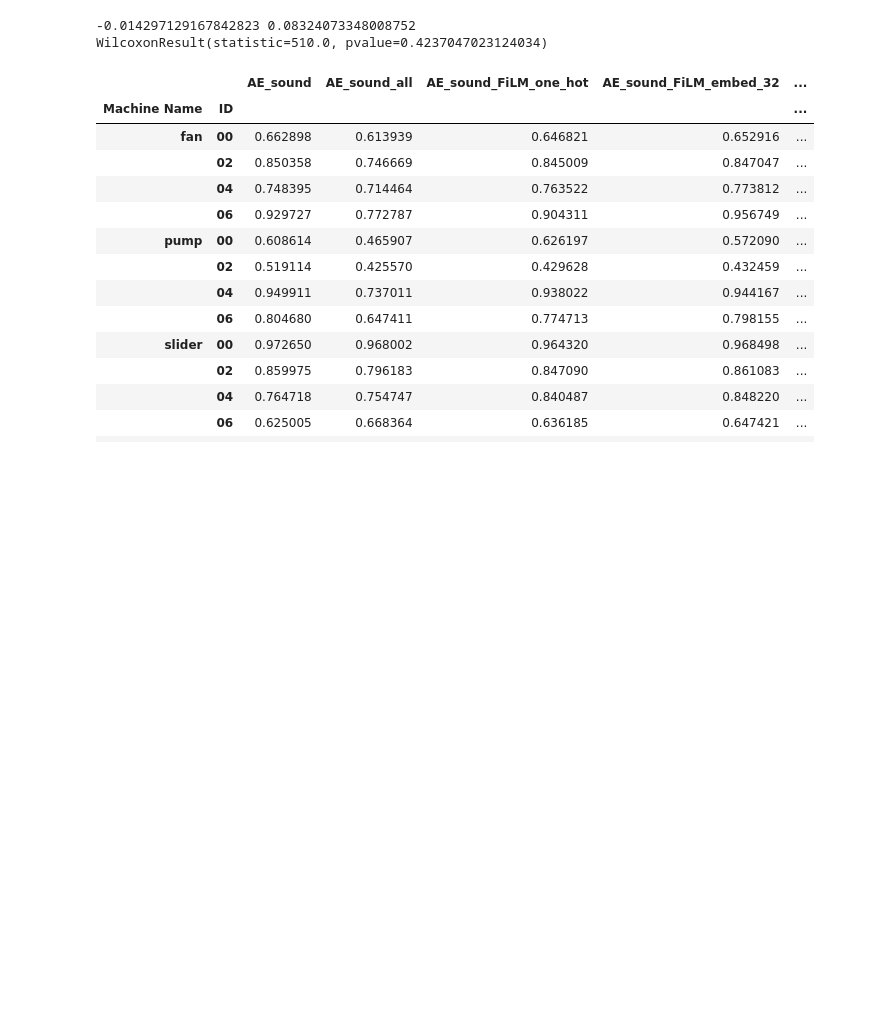
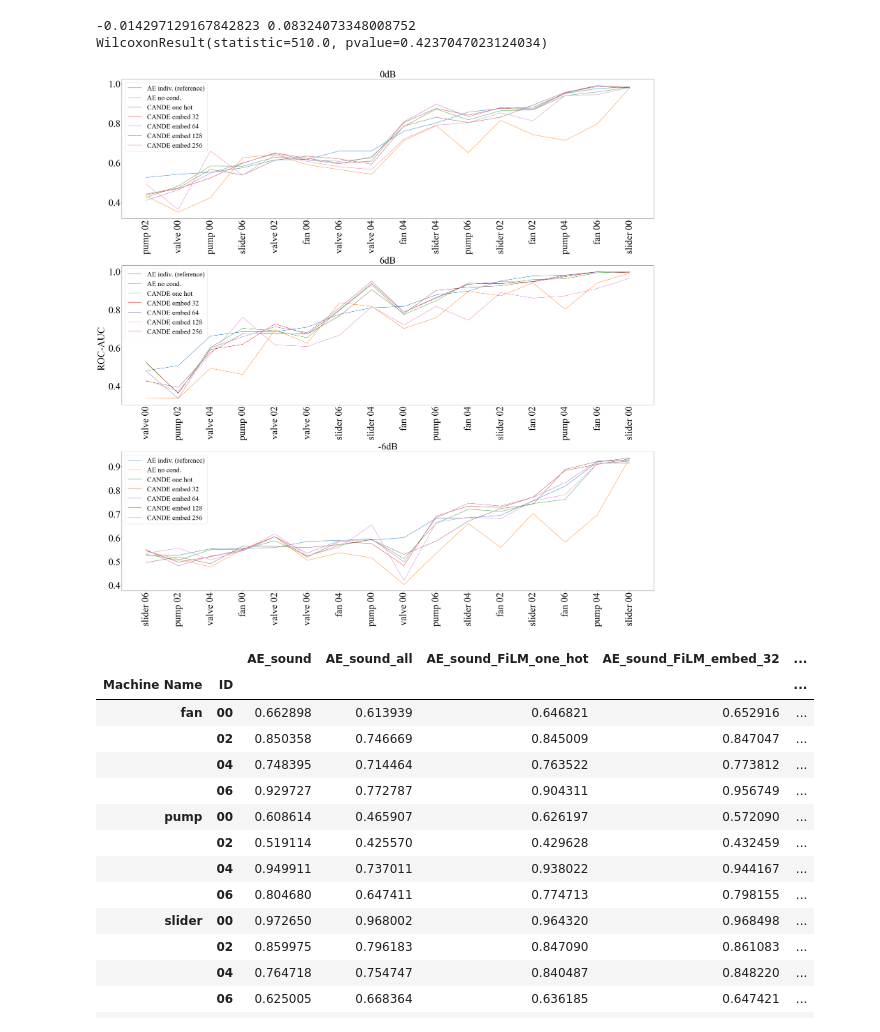
Before and after one commit to EllenRushe/CANDE, a Jupyter notebook: audio_context_net/results.ipynb, the cells around one changed output. Saved outputs shown, nothing was run; the diff lists cells and outputs as text; code cells hidden in the pictures; blank space fills up the shorter version.

```diff
--- a/audio_context_net/results.ipynb
+++ b/audio_context_net/results.ipynb
@@ -6,9 +6,10 @@ import pandas as pd
 import matplotlib.pyplot as plt
 from scipy.stats import wilcoxon
 from scipy import stats as st
+from natsort import natsorted, index_natsorted
 plt.rcParams["font.family"] = "Times New Roman"
-plt.rc('legend',fontsize=32)
-plt.rc('axes', labelsize=32)
+plt.rc('legend',fontsize=35)
+plt.rc('axes', labelsize=40)
 # %%
 def get_results(model_name, context="", n=3):
     if context:
@@ -252,6 +220,60 @@ print(wilcoxon(results_df.AE_sound, results_df.AE_sound_FiLM_embed_64))
 # %% [output]
 -0.014297129167842823 0.08324073348008752
 WilcoxonResult(statistic=510.0, pvalue=0.4237047023124034)
+# %%
+
+def plot_ax(dB_str, ax, df, cols_to_plot):
+    df = df[df.SNR == dB_str]
+    df_labels = df["Machine Name"]+' '+df["ID"].astype(str)
+    df_labels = [s.replace('min', '-') for s in df_labels ]
+    df[cols_to_plot].plot(ax=ax)
+    ax.xaxis.set_ticks(range(0,len( df_labels)))
+    ax.set_xticklabels(df_labels, rotation=90)
+    ax.tick_params(axis='both', which='major', labelsize=50)
+    ax.set_title(dB_str.replace('min', '-'), fontsize=50)
+    return ax
+
+formatted_col_map_plot= {
+           "AE_sound": "AE indiv. (reference)",
+           "AE_sound_all":            "AE no cond.",
+           "AE_sound_FiLM_one_hot"  : "CANDE one hot",
+           "AE_sound_FiLM_embed_32":  "CANDE embed 32",
+           "AE_sound_FiLM_embed_64":  "CANDE embed 64",
+           "AE_sound_FiLM_embed_128": "CANDE embed 128",
+           "AE_sound_FiLM_embed_256": "CANDE embed 256"
+}
+
+
+cols_to_plot = ["AE indiv. (reference)",
+                "AE no cond.",
+                "CANDE one hot",
+                "CANDE embed 32",
+                "CANDE embed 64",
+                "CANDE embed 128",
+                "CANDE embed 256"
+               ]
+
+plt_results = results_df.sort_values(by="AE_sound")
+plt_results = plt_results.rename(columns=formatted_col_map_plot, errors="raise")
+plt_results[["Machine Name", "id", "SNR"]] = pd.DataFrame(
+        [x.split('_') for x in plt_results.index.tolist()],
+        index=plt_results.index
+    )
+fig, axs = plt.subplots(3, figsize=(40, 40), sharex=False)
+plt_results_ax = axs[0]
+
+
+ax1 = plot_ax("0dB", axs[0], plt_results, cols_to_plot)
+ax2 = plot_ax("6dB", axs[1], plt_results, cols_to_plot)
+ax3 = plot_ax("min6dB", axs[2], plt_results, cols_to_plot)
+
+fig.tight_layout(pad=2.0)
+fig.supylabel('ROC-AUC', fontsize=50, ha='right')
+plt.tight_layout(rect=[0, 0, 1, 1])
+
+plt.savefig("figs/CANDE-MIMII-ROC-AUC.png",bbox_inches='tight')
+# %% [output]
+[figure, added]
 # %%
 subset_df =  results_df[
           [
```
Also changed, not shown: parts of 9 cells of this notebook.
